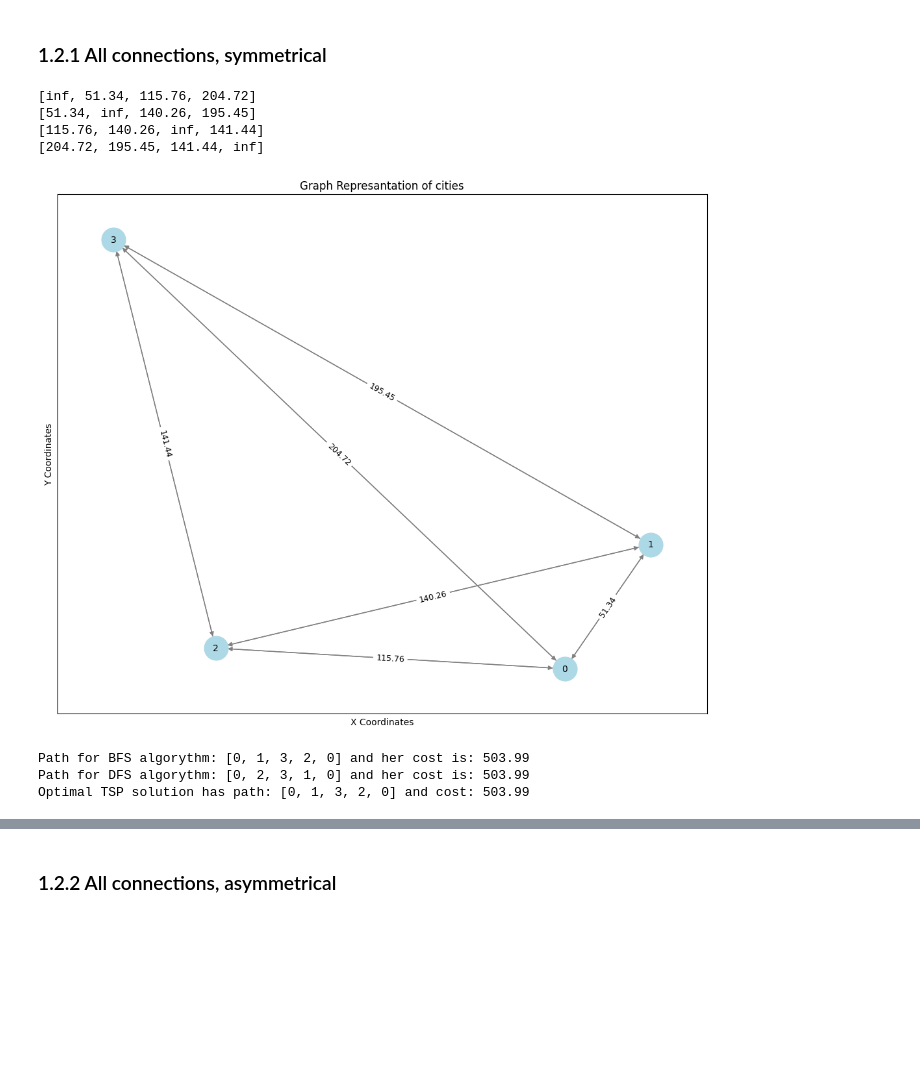
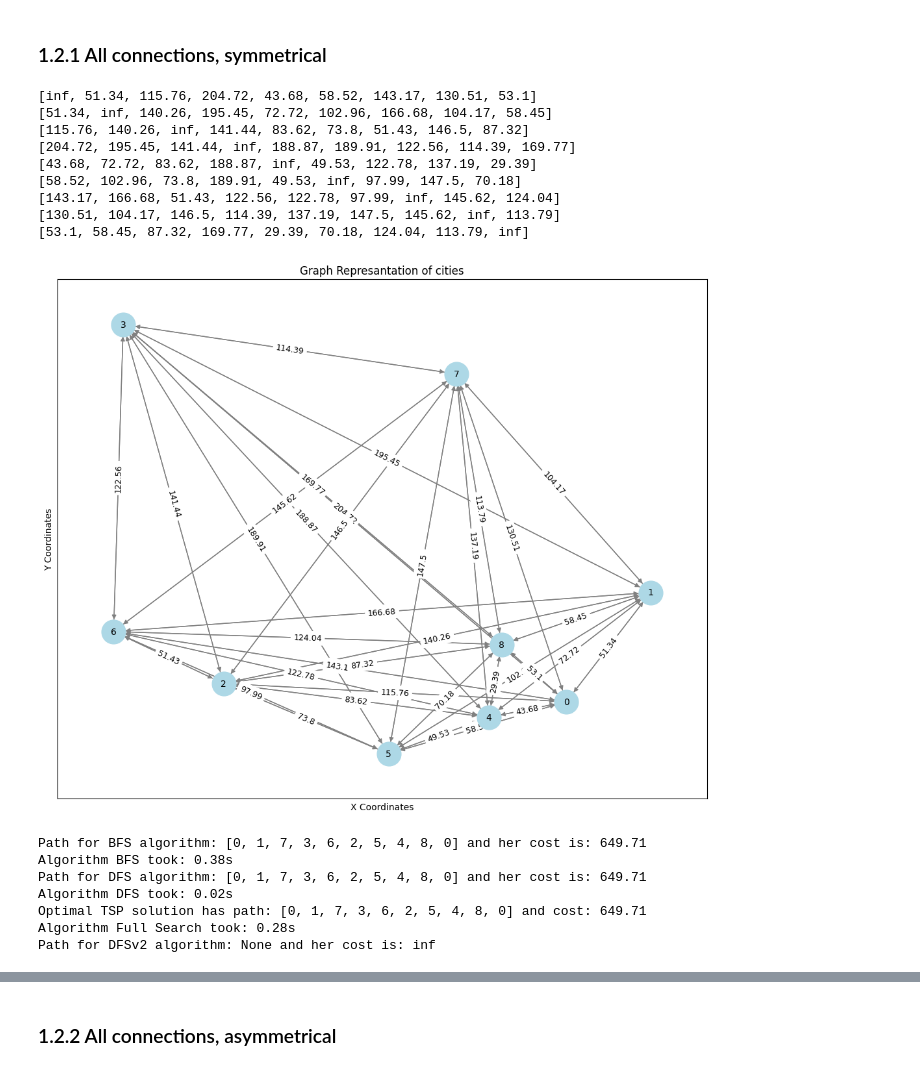
Before and after one commit to Rudobrody/Studies_AI_1_Term, a Jupyter notebook: PSI/traveling_salesman.ipynb, the cells around one changed output, grey strips where cells are left out. Drawn from its saved outputs; the diff is of its cells as text; code cells hidden in the pictures; blank space fills up the shorter version.

```diff
--- a/PSI/traveling_salesman.ipynb
+++ b/PSI/traveling_salesman.ipynb
@@ -186,7 +187,7 @@ def generate_adjacency_matrix(list_of_cities: list['City'], distance_function, c
 
     return adjacency_matrix
 
-NUMBER_OF_CITIES = 4
+NUMBER_OF_CITIES = 9
 
 cities = generate_list_of_cities(NUMBER_OF_CITIES) # now I have a list of cities
 
@@ -331,7 +332,7 @@ class Tree:
 
         return best_path, min_cost
 
-    def visualize_tree(self):
+    def visualize_tree(self, title):
         """Visualizes the tree structure using Graphviz."""
         dot = Digraph()  # Create a directed graph (Digraph)
 
@@ -350,7 +351,7 @@ class Tree:
         add_edges(self.root)
 
         # Render and display the tree
-        dot.render('state_tree', format='png', view=True)
+        dot.render(title, format='png', view=True)
 # %% [markdown]
 ### 1.3.1 BFS solver
 # %%
@@ -447,25 +471,55 @@ def dfs_shortest_path(start_city: City, all_cities: list[City], adjacency_matrix
 # %%
 adjacency_matrix_symetrical_all_connections = generate_adjacency_matrix(cities, City.calculate_distance_symetric, connection_probability=1, symmetrical=True)
 
 for row in adjacency_matrix_symetrical_all_connections:
     print(row)
 
 draw_graph(cities, adjacency_matrix_symetrical_all_connections, symmetrical=True)
+
+# BFS
+start = time.time()
 bfs_path, bfs_cost = bfs_shortest_path(cities[0], cities, adjacency_matrix_symetrical_all_connections)
-print(f"Path for BFS algorythm: {bfs_path} and her cost is: {bfs_cost:.2f}")
+end = time.time()
+print(f"Path for BFS algorithm: {bfs_path} and her cost is: {bfs_cost:.2f}")
+print(f"Algorithm BFS took: {end-start:.2f}s")
+
+
+# DFS
+start = time.time()
 dfs_path, dfs_cost = dfs_shortest_path(cities[0], cities, adjacency_matrix_symetrical_all_connections)
-print(f"Path for DFS algorythm: {dfs_path} and her cost is: {dfs_cost:.2f}")
+end = time.time()
+print(f"Path for DFS algorithm: {dfs_path} and her cost is: {dfs_cost:.2f}")
+print(f"Algorithm DFS took: {end-start:.2f}s")
 
+# Full Search
+start = time.time()
 tsp_tree = Tree(adjacency_matrix=adjacency_matrix_symetrical_all_connections)
 best_path, min_cost = tsp_tree.find_optimal_path()
-print(f"Optimal TSP solution has path: {best_path} and cost: {min_cost}")
-tsp_tree.visualize_tree()
+end = time.time()
+print(f"Optimal TSP solution has path: {best_path} and cost: {min_cost:.2f}")
+print(f"Algorithm Full Search took: {end-start:.2f}s")
+
+#dFS v2
+dfs2_path, dfs2_cost = dfs(tsp_tree)
+print(f"Path for DFSv2 algorithm: {dfs2_path} and her cost is: {dfs2_cost:.2f}")
+
+
+#tsp_tree.visualize_tree('all_con_sym')
 # %% [output]
-[inf, 51.34, 115.76, 204.72]
-[51.34, inf, 140.26, 195.45]
-[115.76, 140.26, inf, 141.44]
-[204.72, 195.45, 141.44, inf]
+[inf, 51.34, 115.76, 204.72, 43.68, 58.52, 143.17, 130.51, 53.1]
+[51.34, inf, 140.26, 195.45, 72.72, 102.96, 166.68, 104.17, 58.45]
+[115.76, 140.26, inf, 141.44, 83.62, 73.8, 51.43, 146.5, 87.32]
+[204.72, 195.45, 141.44, inf, 188.87, 189.91, 122.56, 114.39, 169.77]
+[43.68, 72.72, 83.62, 188.87, inf, 49.53, 122.78, 137.19, 29.39]
+[58.52, 102.96, 73.8, 189.91, 49.53, inf, 97.99, 147.5, 70.18]
+[143.17, 166.68, 51.43, 122.56, 122.78, 97.99, inf, 145.62, 124.04]
+[130.51, 104.17, 146.5, 114.39, 137.19, 147.5, 145.62, inf, 113.79]
+[53.1, 58.45, 87.32, 169.77, 29.39, 70.18, 124.04, 113.79, inf]
-[figure, old version]
+[figure, new version]
-Path for BFS algorythm: [0, 1, 3, 2, 0] and her cost is: 503.99
-Path for DFS algorythm: [0, 2, 3, 1, 0] and her cost is: 503.99
-Optimal TSP solution has path: [0, 1, 3, 2, 0] and cost: 503.99
+Path for BFS algorithm: [0, 1, 7, 3, 6, 2, 5, 4, 8, 0] and her cost is: 649.71
+Algorithm BFS took: 0.38s
+Path for DFS algorithm: [0, 1, 7, 3, 6, 2, 5, 4, 8, 0] and her cost is: 649.71
+Algorithm DFS took: 0.02s
+Optimal TSP solution has path: [0, 1, 7, 3, 6, 2, 5, 4, 8, 0] and cost: 649.71
+Algorithm Full Search took: 0.28s
+Path for DFSv2 algorithm: None and her cost is: inf
```
Also changed, not shown: parts of 20 cells of this notebook.
